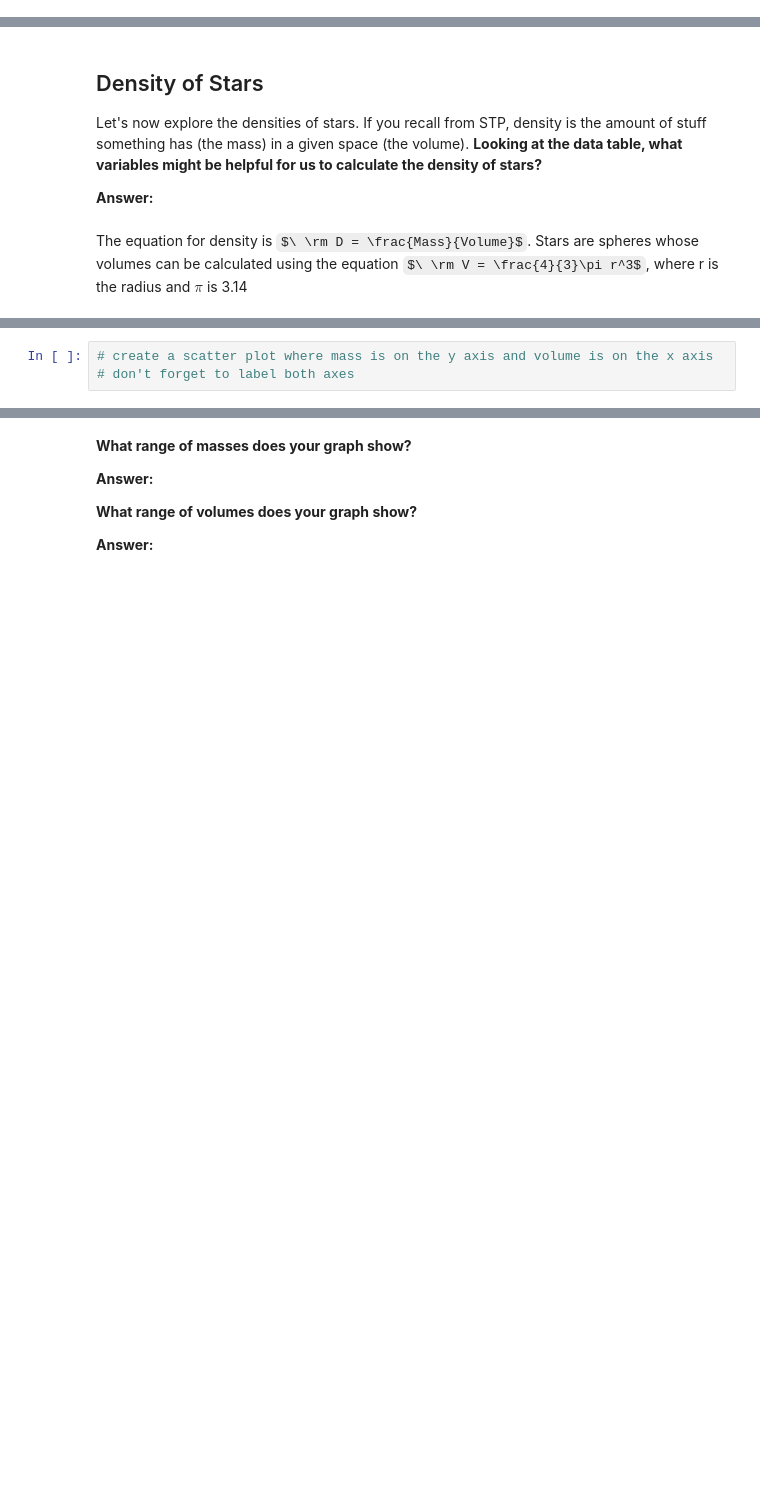
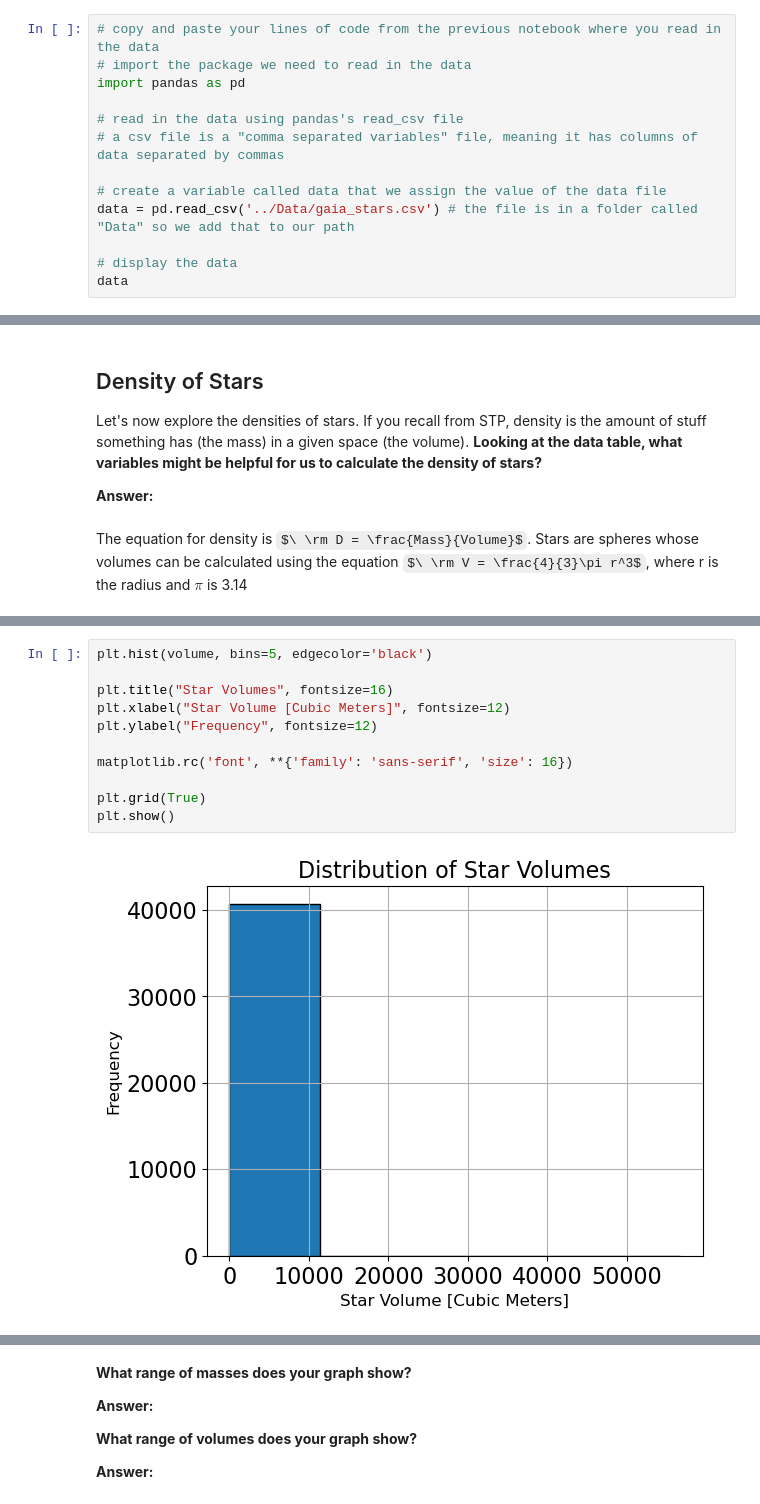
Before and after one commit to PrisonTeachingInitiative/CFR-2025, a Jupyter notebook: Astro/Blank/1 - Stars Pt2 .ipynb, the cells around one changed output, grey strips where cells are left out. Drawn from its saved outputs; the diff is of its cells as text; some formulas as TeX source; blank space fills up the shorter version.

```diff
--- a/Astro/Blank/1 - Stars Pt2 .ipynb
+++ b/Astro/Blank/1 - Stars Pt2 .ipynb
@@ -2,0 +1,13 @@
+# %%
+# copy and paste your lines of code from the previous notebook where you read in the data
+# import the package we need to read in the data
+import pandas as pd
+
+# read in the data using pandas's read_csv file
+# a csv file is a "comma separated variables" file, meaning it has columns of data separated by commas
+
+# create a variable called data that we assign the value of the data file
+data = pd.read_csv('../Data/gaia_stars.csv') # the file is in a folder called "Data" so we add that to our path
+
+# display the data
+data
@@ -27,3 +97,13 @@ matplotlib.rc('font', **{'family':'sans-serif', 'size':16})
-# %%
-# create a scatter plot where mass is on the y axis and volume is on the x axis
-# don't forget to label both axes
+# %%
+plt.hist(volume, bins=5, edgecolor='black')
+
+plt.title("Star Volumes", fontsize=16)
+plt.xlabel("Star Volume [Cubic Meters]", fontsize=12)
+plt.ylabel("Frequency", fontsize=12)
+
+matplotlib.rc('font', **{'family': 'sans-serif', 'size': 16})
+
+plt.grid(True)
+plt.show()
+# %% [output]
+[figure, added]
```
Also changed, not shown: parts of 6 cells of this notebook.
